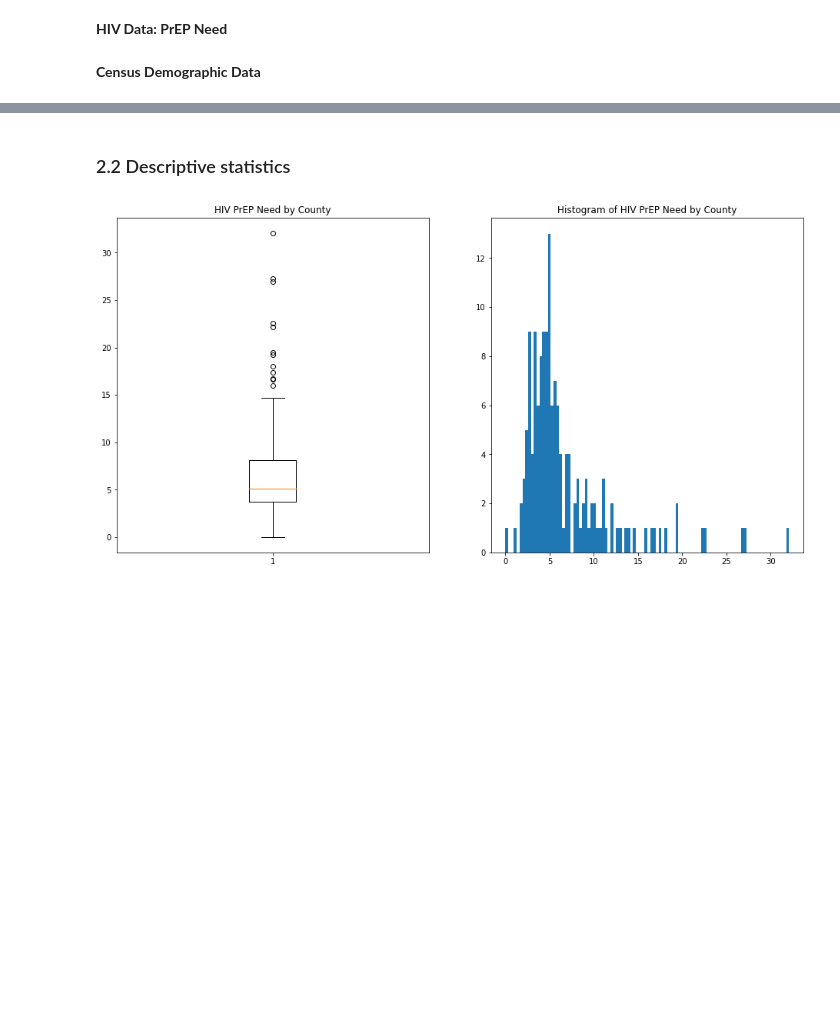
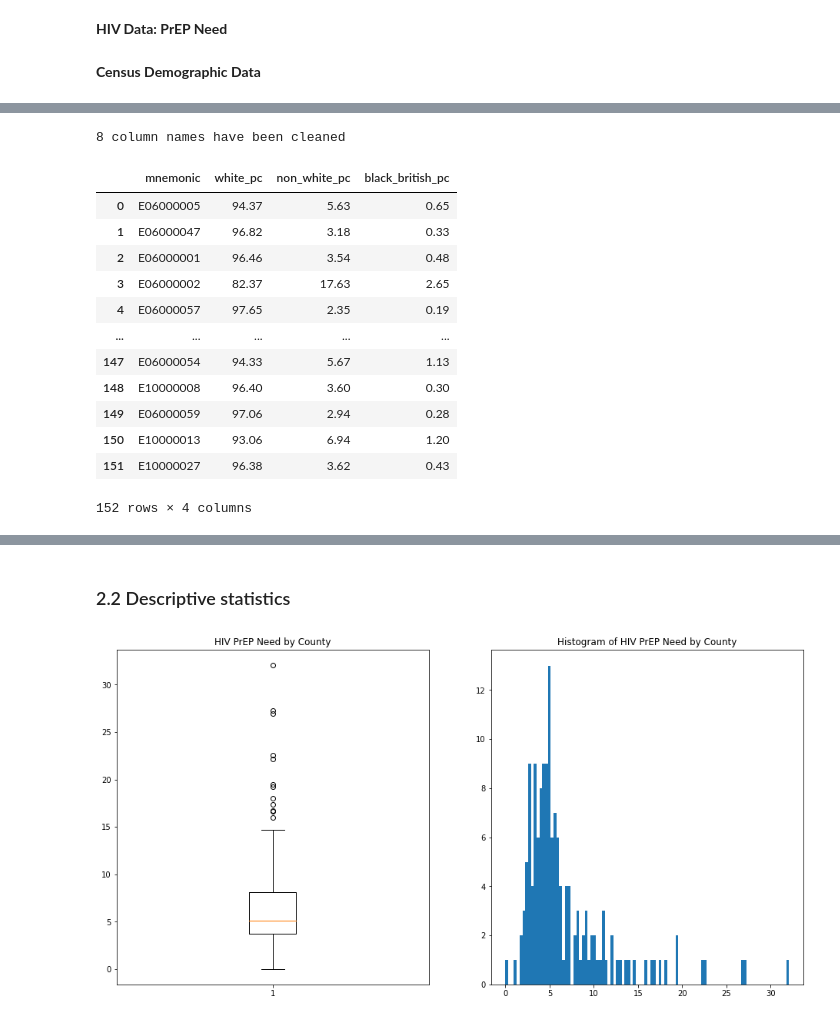
Before and after one commit to joepost/CASA0007_MajorAssessment, a Jupyter notebook: python_notebook.ipynb, the cells around one changed output, grey strips where cells are left out. Cells and saved outputs as stored; diff of their text form; code cells hidden in the pictures; blank space fills up the shorter version.

```diff
--- a/python_notebook.ipynb
+++ b/python_notebook.ipynb
@@ -127,0 +198,36 @@ cob = clean_columns(cob)
+# %%
+# (ii) ETHNICITY
+ethnicity = clean_columns(pd.read_csv('data/Census by county/census-2021-clean/ethnicity.csv',
+                                nrows = 152)  # read only the 152 English LAs; leave out footer text
+                   )
+
+# Clean columns
+ethnicity.dtypes
+
+ethnicity["non_white"] = ethnicity.total_all_usual_residents - ethnicity.white
+ethnicity["white_pc"] = round(ethnicity.white/ethnicity.total_all_usual_residents*100, 2)
+ethnicity["non_white_pc"] = round(ethnicity.non_white/ethnicity.total_all_usual_residents*100, 2)
+ethnicity["black_british_pc"] = round(
+    (ethnicity.black_black_british_black_welsh_of_african_background + ethnicity.black_black_british_black_welsh_or_caribbean_background)/
+    ethnicity.total_all_usual_residents*100, 2
+  )
+
+# Select desired columns
+ethnicity = ethnicity[["mnemonic", "white_pc", "non_white_pc", "black_british_pc"]]
+
+ethnicity
+# %% [output]
+8 column names have been cleaned
+|  | mnemonic | white_pc | non_white_pc | black_british_pc |
+| 0 | E06000005 | 94.37 | 5.63 | 0.65 |
+| 1 | E06000047 | 96.82 | 3.18 | 0.33 |
+| 2 | E06000001 | 96.46 | 3.54 | 0.48 |
+| 3 | E06000002 | 82.37 | 17.63 | 2.65 |
+| 4 | E06000057 | 97.65 | 2.35 | 0.19 |
+| ... | ... | ... | ... | ... |
+| 147 | E06000054 | 94.33 | 5.67 | 1.13 |
+| 148 | E10000008 | 96.40 | 3.60 | 0.30 |
+| 149 | E06000059 | 97.06 | 2.94 | 0.28 |
+| 150 | E10000013 | 93.06 | 6.94 | 1.20 |
+| 151 | E10000027 | 96.38 | 3.62 | 0.43 |
+152 rows × 4 columns
```
Also changed, not shown: parts of 22 cells of this notebook, 1 other file.
